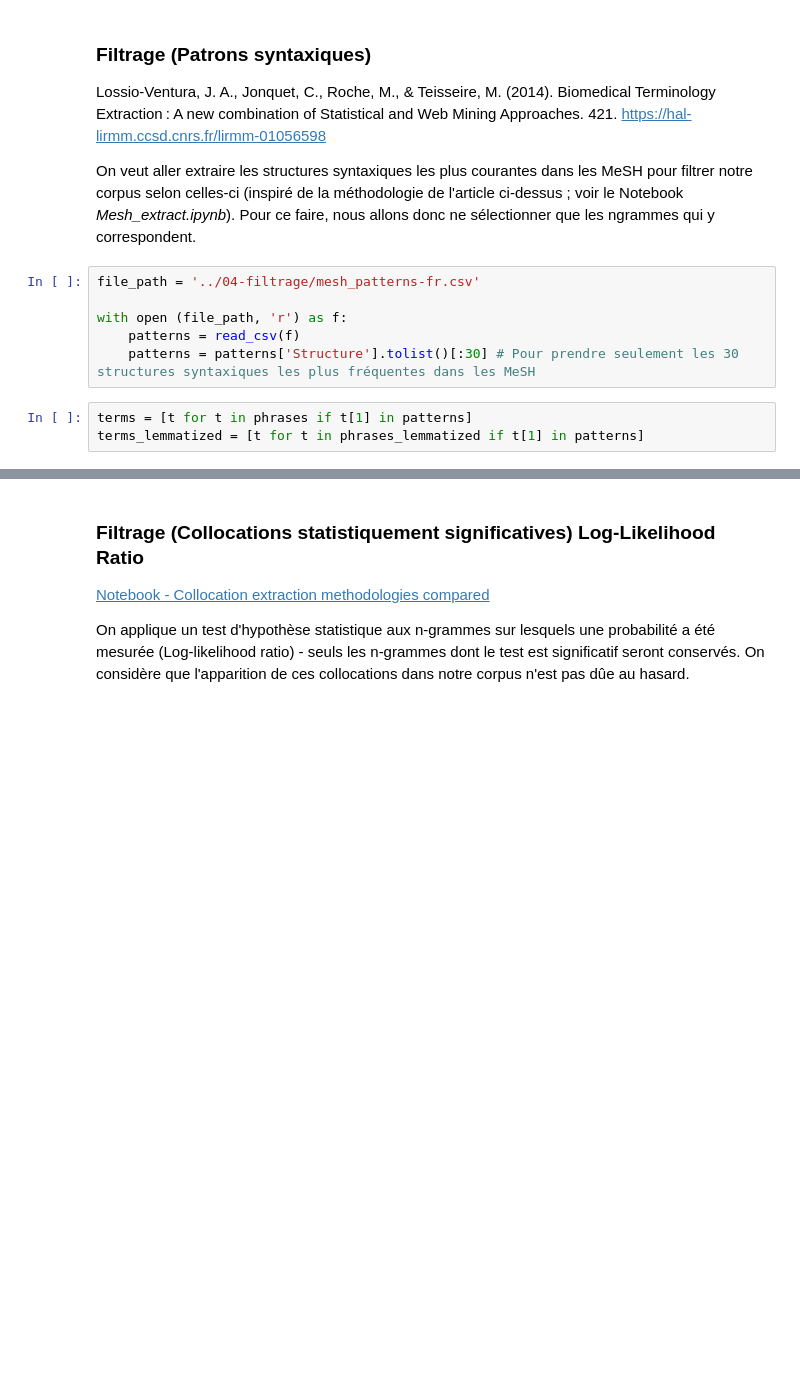
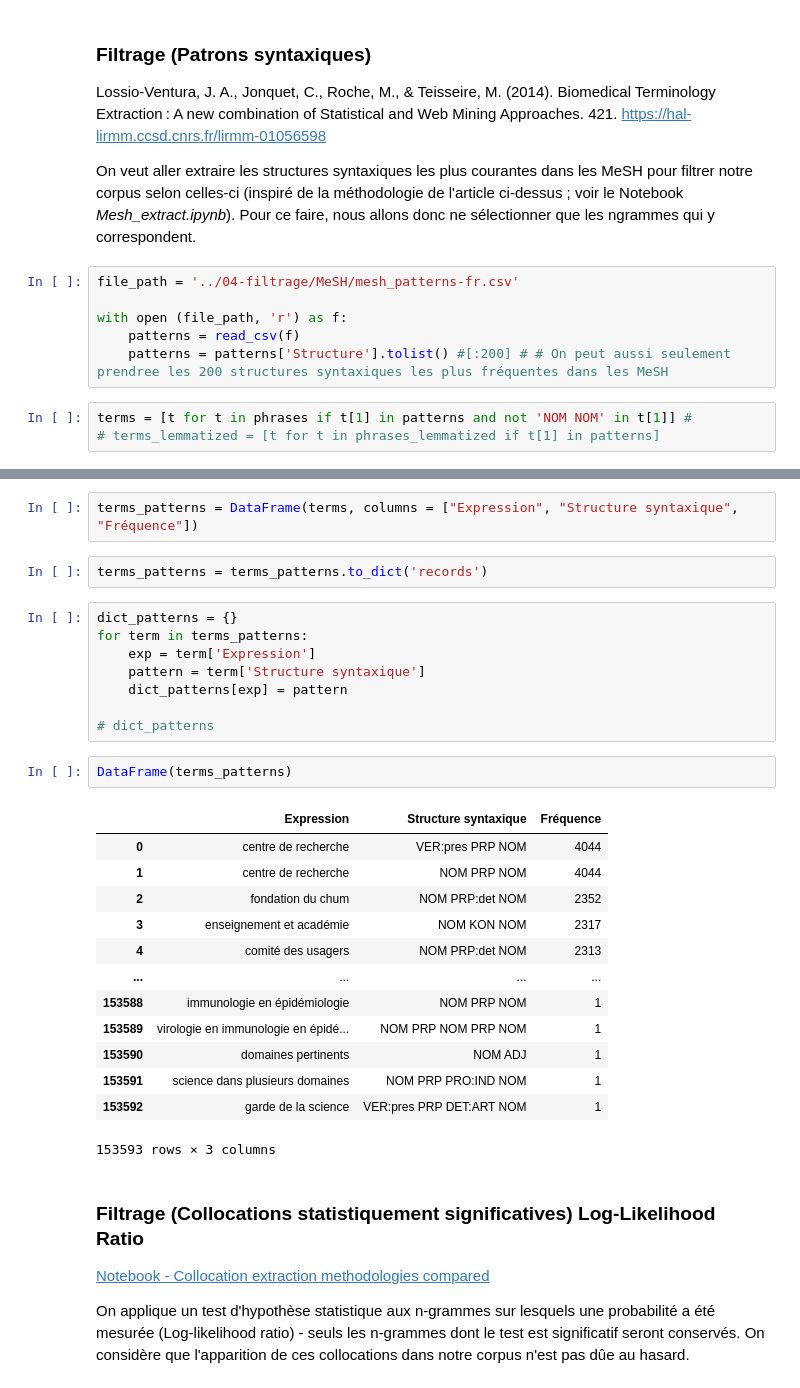
Before and after one commit to Camille-Demers/text-mining-project, a Jupyter notebook: 00-Jupyter-Notebooks/2_Prétraitement.ipynb, the cells around one changed output, grey strips where cells are left out. Drawn from its saved outputs; the diff is of its cells as text; blank space fills up the shorter version.

Commit message:
Modif filtrage + DF

```diff
--- a/00-Jupyter-Notebooks/2_Prétraitement.ipynb
+++ b/00-Jupyter-Notebooks/2_Prétraitement.ipynb
@@ -342,13 +321,13 @@ Lossio-Ventura, J. A., Jonquet, C., Roche, M., & Teisseire, M. (2014). Biomedica
 
 On veut aller extraire les structures syntaxiques les plus courantes dans les MeSH pour filtrer notre corpus selon celles-ci (inspiré de la méthodologie de l'article ci-dessus ; voir le Notebook *Mesh_extract.ipynb*). Pour ce faire, nous allons donc ne sélectionner que les ngrammes qui y correspondent.
 # %%
-file_path = '../04-filtrage/mesh_patterns-fr.csv'
+file_path = '../04-filtrage/MeSH/mesh_patterns-fr.csv'
 
 with open (file_path, 'r') as f:
     patterns = read_csv(f)
-    patterns = patterns['Structure'].tolist()[:30] # Pour prendre seulement les 30 structures syntaxiques les plus fréquentes dans les MeSH
+    patterns = patterns['Structure'].tolist() #[:200] # # On peut aussi seulement prendree les 200 structures syntaxiques les plus fréquentes dans les MeSH
 # %%
-terms = [t for t in phrases if t[1] in patterns]
-terms_lemmatized = [t for t in phrases_lemmatized if t[1] in patterns]
+terms = [t for t in phrases if t[1] in patterns and not 'NOM NOM' in t[1]] #
+# terms_lemmatized = [t for t in phrases_lemmatized if t[1] in patterns]
 # %%
 print("Le filtrage syntaxique élimine environ {} % des termes".format(round((len(phrases) - len(terms)) / len(phrases) * 100)))
@@ -381,3 +360,31 @@ extract_terms(terms_lemmatized, '_terms-lemmatized.csv')
+# %%
+terms_patterns = DataFrame(terms, columns = ["Expression", "Structure syntaxique", "Fréquence"])
+# %%
+terms_patterns = terms_patterns.to_dict('records')
+# %%
+dict_patterns = {}
+for term in terms_patterns:
+    exp = term['Expression']
+    pattern = term['Structure syntaxique']
+    dict_patterns[exp] = pattern
+
+# dict_patterns
+# %%
+DataFrame(terms_patterns)
+# %% [output]
+|  | Expression | Structure syntaxique | Fréquence |
+| 0 | centre de recherche | VER:pres PRP NOM | 4044 |
+| 1 | centre de recherche | NOM PRP NOM | 4044 |
+| 2 | fondation du chum | NOM PRP:det NOM | 2352 |
+| 3 | enseignement et académie | NOM KON NOM | 2317 |
+| 4 | comité des usagers | NOM PRP:det NOM | 2313 |
+| ... | ... | ... | ... |
+| 153588 | immunologie en épidémiologie | NOM PRP NOM | 1 |
+| 153589 | virologie en immunologie en épidé... | NOM PRP NOM PRP NOM | 1 |
+| 153590 | domaines pertinents | NOM ADJ | 1 |
+| 153591 | science dans plusieurs domaines | NOM PRP PRO:IND NOM | 1 |
+| 153592 | garde de la science | VER:pres PRP DET:ART NOM | 1 |
+153593 rows × 3 columns
 # %% [markdown]
 ### **Filtrage (Collocations statistiquement significatives)** Log-Likelihood Ratio
 
```
Also changed, not shown: parts of 75 cells of this notebook.
